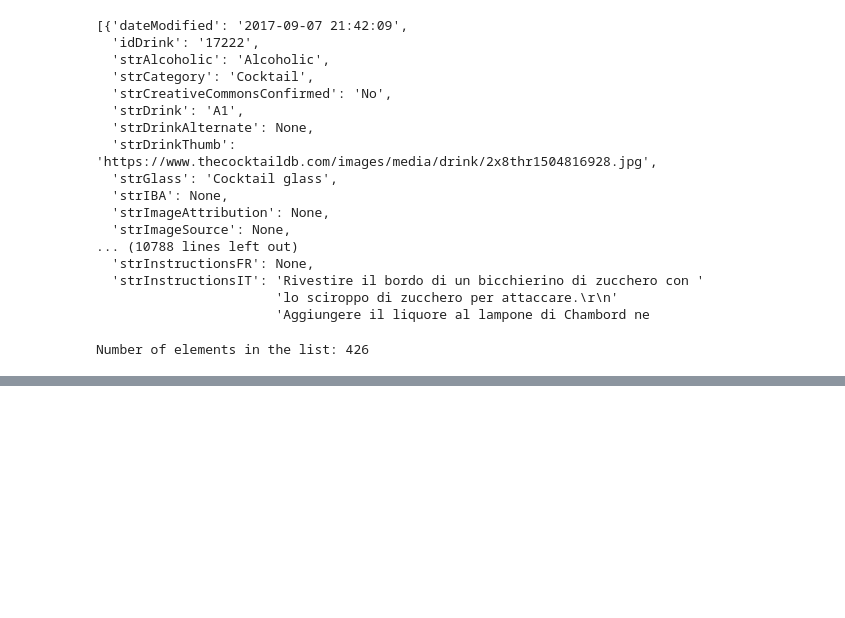
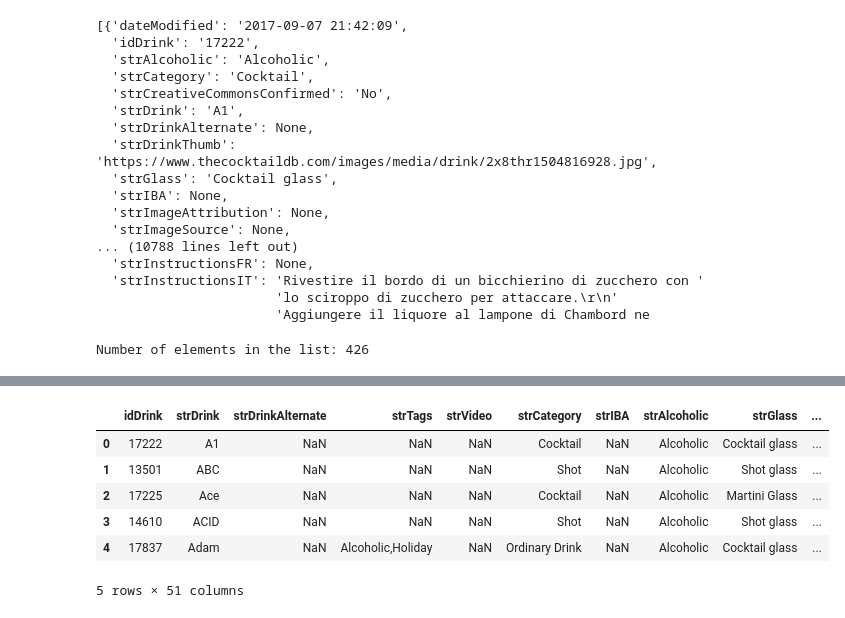
Before and after one commit to UTA-Class-Group-Projects/project_3, a Jupyter notebook: Project_3_Cocktail_API_Python_Script.ipynb, the cells around one changed output, grey strips where cells are left out. Cells and saved outputs as stored; diff of their text form; code cells hidden in the pictures; blank space fills up the shorter version.

```diff
--- a/Project_3_Cocktail_API_Python_Script.ipynb
+++ b/Project_3_Cocktail_API_Python_Script.ipynb
@@ -91,0 +94,15 @@ AttributeError: 'list' object has no attribute 'keys'
+# %%
+file_path = r"C:\Classwork\Homework\Project 3\project_3\cocktails_output.csv"
+
+df = pd.read_csv(file_path)
+
+
+df.head()
+# %% [output]
+|  | idDrink | strDrink | strDrinkAlternate | strTags | strVideo | strCategory | strIBA | strAlcoholic | strGlass | ... |
+| 0 | 17222 | A1 | NaN | NaN | NaN | Cocktail | NaN | Alcoholic | Cocktail glass | ... |
+| 1 | 13501 | ABC | NaN | NaN | NaN | Shot | NaN | Alcoholic | Shot glass | ... |
+| 2 | 17225 | Ace | NaN | NaN | NaN | Cocktail | NaN | Alcoholic | Martini Glass | ... |
+| 3 | 14610 | ACID | NaN | NaN | NaN | Shot | NaN | Alcoholic | Shot glass | ... |
+| 4 | 17837 | Adam | NaN | Alcoholic,Holiday | NaN | Ordinary Drink | NaN | Alcoholic | Cocktail glass | ... |
+5 rows × 51 columns
```
Also changed, not shown: parts of 9 cells of this notebook, 4 other files.
